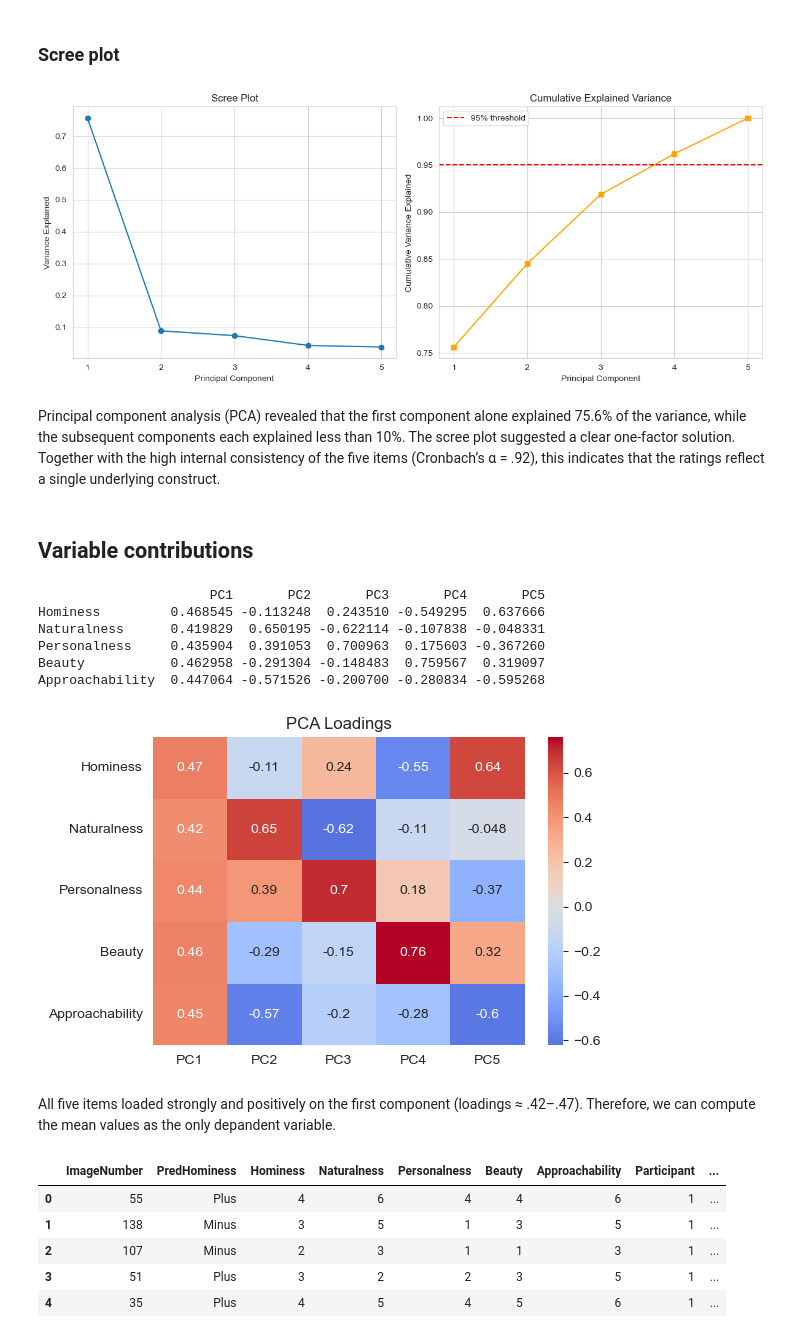
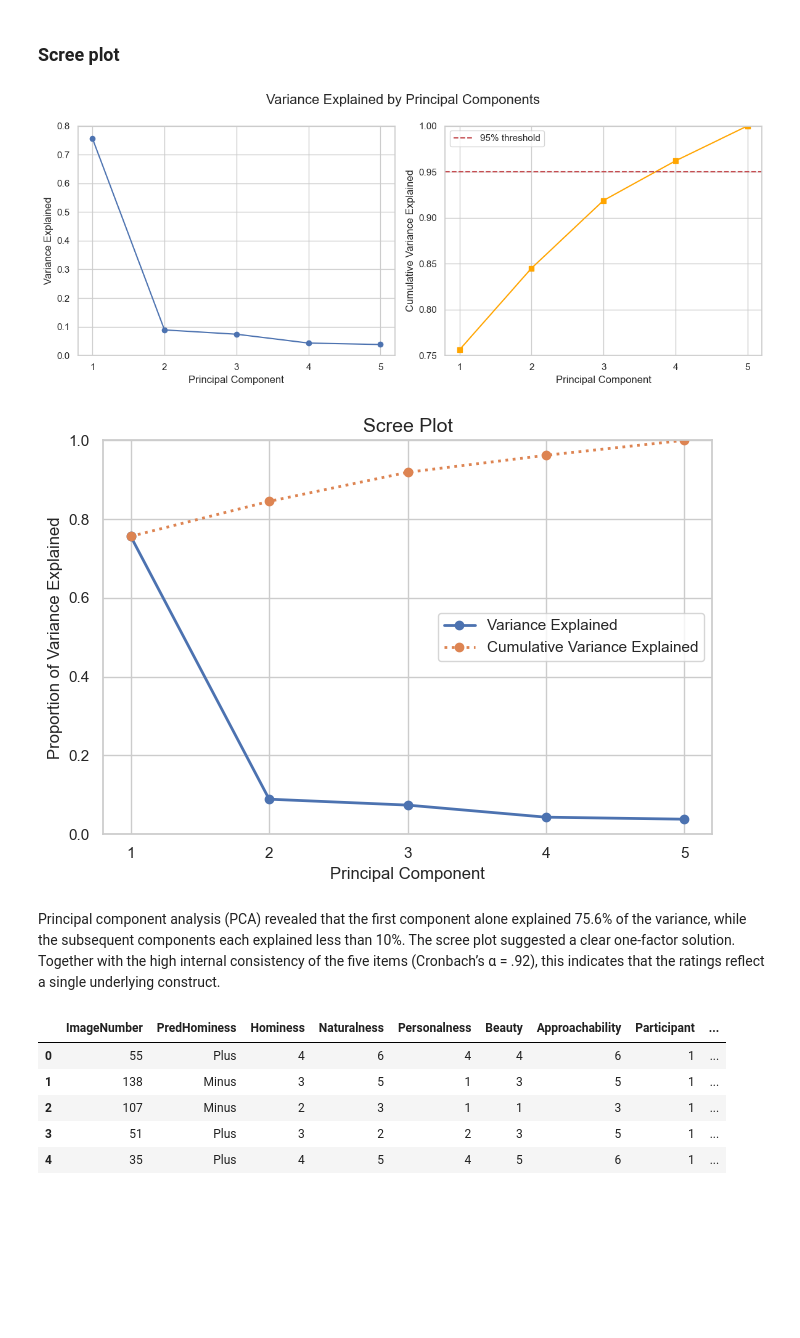
Before and after one commit to PsyYang/NeuroArchitecture, a Jupyter notebook: exploratory_analysis.ipynb, the cells around one changed output. Saved outputs shown, nothing was run; the diff lists cells and outputs as text; code cells hidden in the pictures; blank space fills up the shorter version.

```diff
--- a/exploratory_analysis.ipynb
+++ b/exploratory_analysis.ipynb
@@ -183,56 +210,71 @@ Cumulative explained variance: [0.75616507 0.84500563 0.9188324  0.96197848 1.
 # %%
 # Create subplots
 fig, axes = plt.subplots(1, 2, figsize=(12,5))
+# Add a shared title for both subplots
+fig.suptitle("Variance Explained by Principal Components", fontsize=16)
+plt.tight_layout(rect=[0, 0, 1, 0.95])
 
 # --- Plot 1: Scree plot ---
 axes[0].plot(range(1, len(explained_var)+1), explained_var, marker='o')
 axes[0].set_xticks(np.arange(1, len(explained_var)+1, 1))
 axes[0].set_xlabel("Principal Component")
+axes[0].set_ybound(0, 0.8)
 axes[0].set_ylabel("Variance Explained")
-axes[0].set_title("Scree Plot")
 
 # --- Plot 2: Cumulative variance ---
 axes[1].plot(range(1, len(cumulative_var)+1), cumulative_var, marker='s', color='orange')
 axes[1].axhline(y=0.95, color='r', linestyle='--', label="95% threshold")
 axes[1].set_xticks(np.arange(1, len(cumulative_var)+1, 1))
 axes[1].set_xlabel("Principal Component")
+axes[1].set_ybound(0.75,1)
 axes[1].set_ylabel("Cumulative Variance Explained")
-axes[1].set_title("Cumulative Explained Variance")
 axes[1].legend()
 
 plt.tight_layout()
 plt.show()
 # %% [output]
-[figure, old version]
+[figure, new version]
+# %%
+# Create a single plot instead of subplots
+plt.figure(figsize=(7,5))
+
+# Plot explained variance (proportion)
+plt.plot(
+    range(1, len(explained_var)+1),
+    explained_var,
+    marker='o',
+    label="Variance Explained",
+    linewidth=2
+)
+
+# Plot cumulative variance
+plt.plot(
+    range(1, len(cumulative_var)+1),
+    cumulative_var,
+    marker='o',
+    linestyle='dotted',
+    label="Cumulative Variance Explained",
+    linewidth=2
+)
+
+# Axis labels and title
+plt.xlabel("Principal Component", fontsize=12)
+plt.ylabel("Proportion of Variance Explained", fontsize=12)
+plt.title("Scree Plot", fontsize=14)
+plt.ylim(0,1)
+
+# Set x ticks
+plt.xticks(np.arange(1, len(explained_var)+1, 1))
+
+# Add legend
+plt.legend()
+
+plt.tight_layout()
+plt.show()
+# %% [output]
+[figure, added]
 # %% [markdown]
 Principal component analysis (PCA) revealed that the first component alone explained 75.6% of the variance, while the subsequent components each explained less than 10%. The scree plot suggested a clear one-factor solution. Together with the high internal consistency of the five items (Cronbach’s α = .92), this indicates that the ratings reflect a single underlying construct.
-# %% [markdown]
-## Variable contributions
-# %%
-loadings = pd.DataFrame(
-    pca.components_.T,
-    columns=[f'PC{i+1}' for i in range(pca.n_components_)],
-    index=rating_df.columns
-)
-
-print(loadings)
-# %% [output]
-                      PC1       PC2       PC3       PC4       PC5
-Hominess         0.468545 -0.113248  0.243510 -0.549295  0.637666
-Naturalness      0.419829  0.650195 -0.622114 -0.107838 -0.048331
-Personalness     0.435904  0.391053  0.700963  0.175603 -0.367260
-Beauty           0.462958 -0.291304 -0.148483  0.759567  0.319097
-Approachability  0.447064 -0.571526 -0.200700 -0.280834 -0.595268
-# %%
-# plot the loadings
-plt.figure(figsize=(6,4))
-sns.heatmap(loadings, annot=True, cmap="coolwarm", center=0)
-plt.title("PCA Loadings")
-plt.show()
-# %% [output]
-[figure, removed]
-# %% [markdown]
-All five items loaded strongly and positively on the first component (loadings ≈ .42–.47). Therefore, we can compute the mean values as the only depandent variable.
 # %%
 df['mean_rating'] = df[rating_cols].mean(axis=1)
 # save the processed data
```
Also changed, not shown: parts of 12 cells of this notebook.
